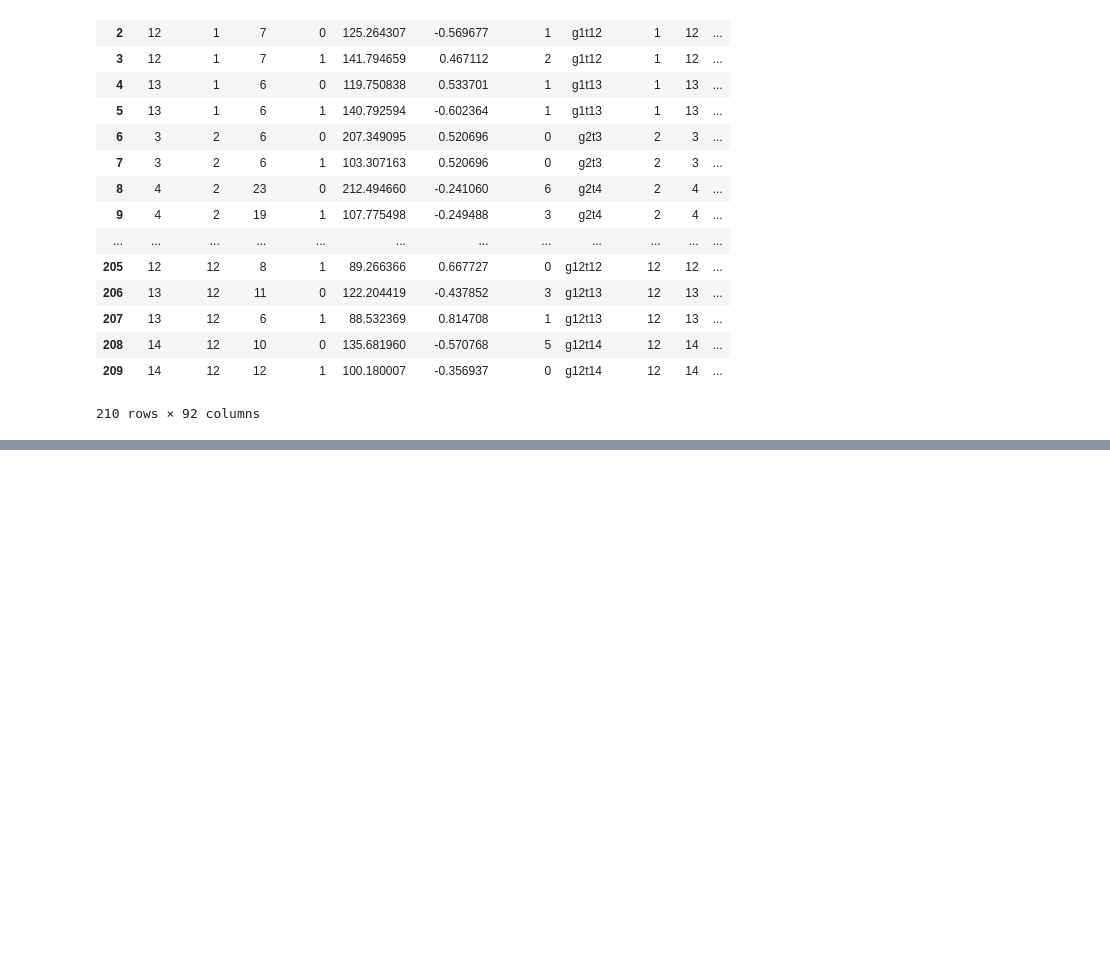
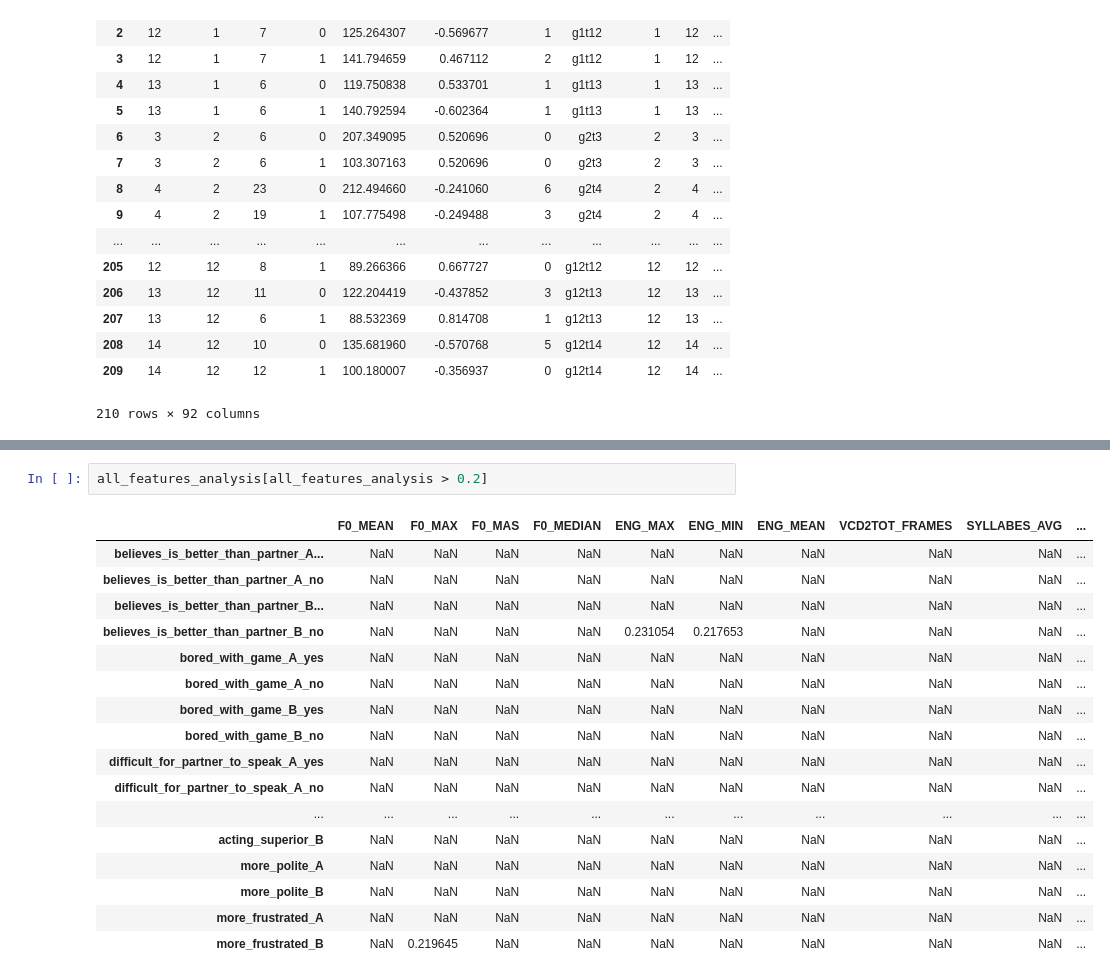
Before and after one commit to luquesky/tesis, a Jupyter notebook: session_table.ipynb, the cells around one changed output, grey strips where cells are left out. Drawn from its saved outputs; the diff is of its cells as text; blank space fills up the shorter version.

```diff
--- a/session_table.ipynb
+++ b/session_table.ipynb
@@ -139,0 +217,20 @@ Length: 82, dtype: float64
+# %%
+all_features_analysis[all_features_analysis > 0.2]
+# %% [output]
+|  | F0_MEAN | F0_MAX | F0_MAS | F0_MEDIAN | ENG_MAX | ENG_MIN | ENG_MEAN | VCD2TOT_FRAMES | SYLLABES_AVG | ... |
+| believes_is_better_than_partner_A... | NaN | NaN | NaN | NaN | NaN | NaN | NaN | NaN | NaN | ... |
+| believes_is_better_than_partner_A_no | NaN | NaN | NaN | NaN | NaN | NaN | NaN | NaN | NaN | ... |
+| believes_is_better_than_partner_B... | NaN | NaN | NaN | NaN | NaN | NaN | NaN | NaN | NaN | ... |
+| believes_is_better_than_partner_B_no | NaN | NaN | NaN | NaN | 0.231054 | 0.217653 | NaN | NaN | NaN | ... |
+| bored_with_game_A_yes | NaN | NaN | NaN | NaN | NaN | NaN | NaN | NaN | NaN | ... |
+| bored_with_game_A_no | NaN | NaN | NaN | NaN | NaN | NaN | NaN | NaN | NaN | ... |
+| bored_with_game_B_yes | NaN | NaN | NaN | NaN | NaN | NaN | NaN | NaN | NaN | ... |
+| bored_with_game_B_no | NaN | NaN | NaN | NaN | NaN | NaN | NaN | NaN | NaN | ... |
+| difficult_for_partner_to_speak_A_yes | NaN | NaN | NaN | NaN | NaN | NaN | NaN | NaN | NaN | ... |
+| difficult_for_partner_to_speak_A_no | NaN | NaN | NaN | NaN | NaN | NaN | NaN | NaN | NaN | ... |
+| ... | ... | ... | ... | ... | ... | ... | ... | ... | ... | ... |
+| acting_superior_B | NaN | NaN | NaN | NaN | NaN | NaN | NaN | NaN | NaN | ... |
+| more_polite_A | NaN | NaN | NaN | NaN | NaN | NaN | NaN | NaN | NaN | ... |
+| more_polite_B | NaN | NaN | NaN | NaN | NaN | NaN | NaN | NaN | NaN | ... |
+| more_frustrated_A | NaN | NaN | NaN | NaN | NaN | NaN | NaN | NaN | NaN | ... |
+| more_frustrated_B | NaN | 0.219645 | NaN | NaN | NaN | NaN | NaN | NaN | NaN | ... |
```
Also changed, not shown: parts of 4 cells of this notebook, 2 other files.
